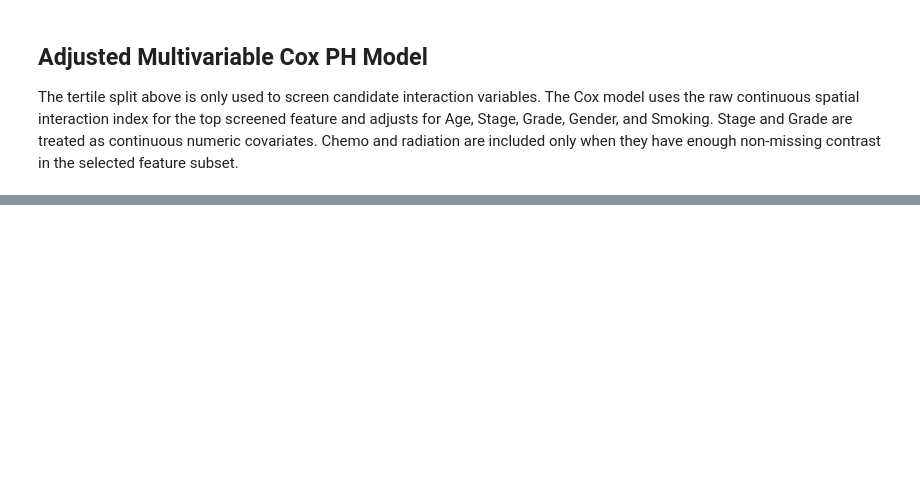
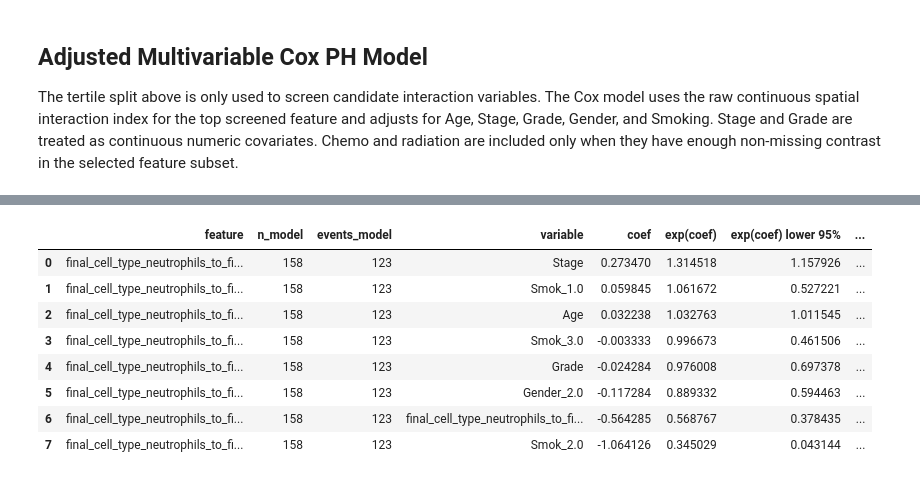
Before and after one commit to QBRC/multiTAP, a Jupyter notebook: notebooks/nsclc_spatial_quantile_survival.ipynb, the cells around one changed output, grey strips where cells are left out. Drawn from its saved outputs; the diff is of its cells as text; code cells hidden in the pictures; blank space fills up the shorter version.

```diff
--- a/notebooks/nsclc_spatial_quantile_survival.ipynb
+++ b/notebooks/nsclc_spatial_quantile_survival.ipynb
@@ -501,6 +647,26 @@ def select_default_cox_feature(screen_df: pd.DataFrame):
         raise RuntimeError("No screened features are available for Cox modeling.")
     top_row = screen_df.sort_values("pval_logrank_global").iloc[0]
     return str(top_row["feature"]), str(top_row["method"]), float(top_row["pval_logrank_global"])
+
+
+def order_cox_rows(df: pd.DataFrame, feature: str) -> pd.DataFrame:
+    preferred_order = [
+        "Stage",
+        "Smok_1.0",
+        "Age",
+        "Smok_3.0",
+        "Grade",
+        "Gender_2.0",
+        feature,
+        "Smok_2.0",
+        "Chemo_1.0",
+        "Radio_1.0",
+    ]
+    order_lookup = {variable: idx for idx, variable in enumerate(preferred_order)}
+    ordered = df.copy()
+    ordered["_plot_order"] = ordered["variable"].map(order_lookup).fillna(len(preferred_order))
+    ordered = ordered.sort_values(["_plot_order", "variable"]).drop(columns="_plot_order").reset_index(drop=True)
+    return ordered
 
 
 def run_adjusted_continuous_cox(data: pd.DataFrame, clinical_df: pd.DataFrame, feature: str):
@@ -550,6 +716,7 @@ def run_adjusted_continuous_cox(data: pd.DataFrame, clinical_df: pd.DataFrame, f
     summary.insert(1, "n_model", cox_model_df.shape[0])
     summary.insert(2, "events_model", int(cox_model_df["Ev.O"].sum()))
     summary["therapy_decisions"] = "; ".join(therapy_decisions)
+    summary = order_cox_rows(summary, feature)
     return summary, cph
 # %%
 patient_covariates = load_patient_clinical_covariates()
@@ -667,0 +826,12 @@ else:
+# %%
+cox_summary_df
+# %% [output]
+|  | feature | n_model | events_model | variable | coef | exp(coef) | exp(coef) lower 95% | ... |
+| 0 | final_cell_type_neutrophils_to_fi... | 158 | 123 | Stage | 0.273470 | 1.314518 | 1.157926 | ... |
+| 1 | final_cell_type_neutrophils_to_fi... | 158 | 123 | Smok_1.0 | 0.059845 | 1.061672 | 0.527221 | ... |
+| 2 | final_cell_type_neutrophils_to_fi... | 158 | 123 | Age | 0.032238 | 1.032763 | 1.011545 | ... |
+| 3 | final_cell_type_neutrophils_to_fi... | 158 | 123 | Smok_3.0 | -0.003333 | 0.996673 | 0.461506 | ... |
+| 4 | final_cell_type_neutrophils_to_fi... | 158 | 123 | Grade | -0.024284 | 0.976008 | 0.697378 | ... |
+| 5 | final_cell_type_neutrophils_to_fi... | 158 | 123 | Gender_2.0 | -0.117284 | 0.889332 | 0.594463 | ... |
+| 6 | final_cell_type_neutrophils_to_fi... | 158 | 123 | final_cell_type_neutrophils_to_fi... | -0.564285 | 0.568767 | 0.378435 | ... |
+| 7 | final_cell_type_neutrophils_to_fi... | 158 | 123 | Smok_2.0 | -1.064126 | 0.345029 | 0.043144 | ... |
```
Also changed, not shown: parts of 7 cells of this notebook.
